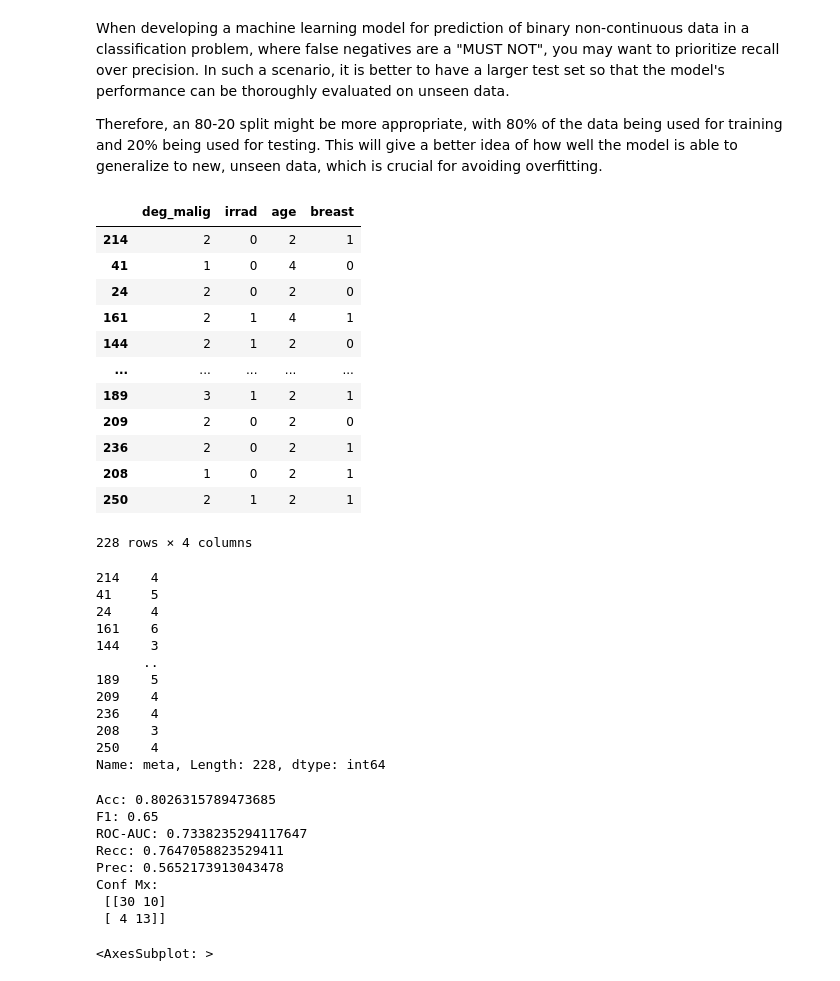
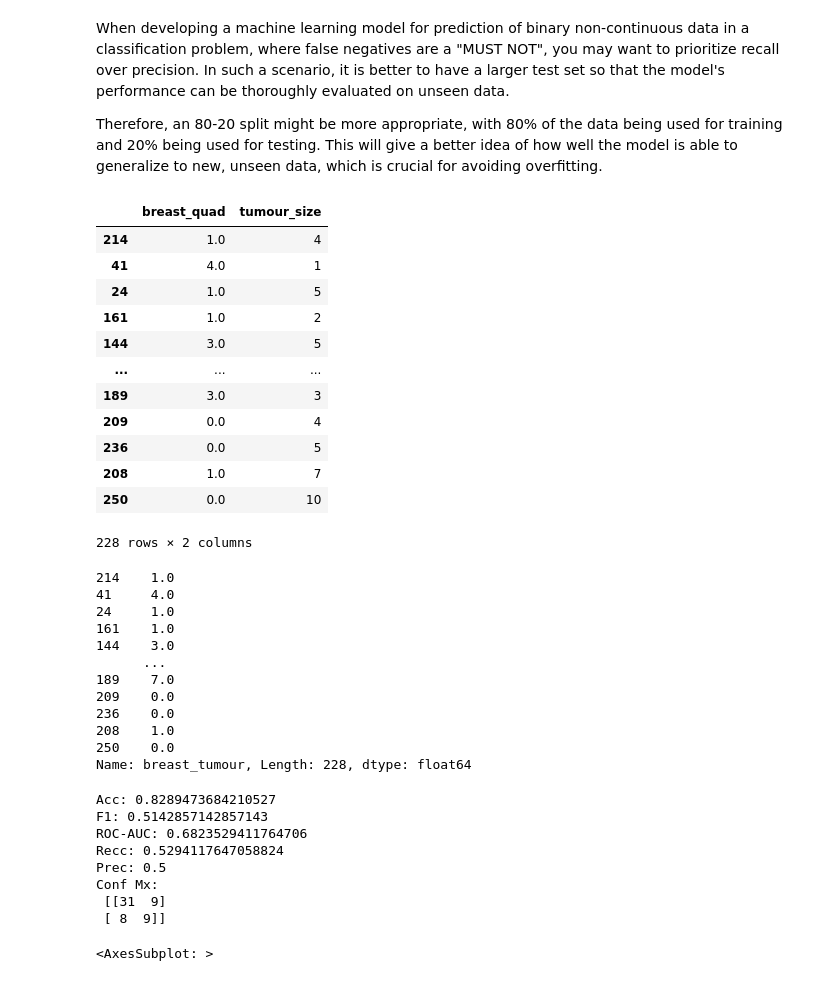
Before and after one commit to daniocionini/Prediction-Model-Breast-Cancer-Recurrence, a Jupyter notebook: only_model_eval.ipynb, the cells around one changed output. Saved outputs shown, nothing was run; the diff lists cells and outputs as text; code cells hidden in the pictures.

```diff
--- a/only_model_eval.ipynb
+++ b/only_model_eval.ipynb
@@ -48,20 +48,20 @@ When developing a machine learning model for prediction of binary non-continuous
 
 Therefore, an 80-20 split might be more appropriate, with 80% of the data being used for training and 20% being used for testing. This will give a better idea of how well the model is able to generalize to new, unseen data, which is crucial for avoiding overfitting.
 # %%
-ttt = X_train[['deg_malig', 'irrad', 'age', 'breast']]
+ttt = X_train[['breast_quad', 'tumour_size']]
 ttt
 # %% [output]
-|  | deg_malig | irrad | age | breast |
-| 214 | 2 | 0 | 2 | 1 |
-| 41 | 1 | 0 | 4 | 0 |
-| 24 | 2 | 0 | 2 | 0 |
-| 161 | 2 | 1 | 4 | 1 |
-| 144 | 2 | 1 | 2 | 0 |
-| ... | ... | ... | ... | ... |
-| 189 | 3 | 1 | 2 | 1 |
-| 209 | 2 | 0 | 2 | 0 |
-| 236 | 2 | 0 | 2 | 1 |
-| 208 | 1 | 0 | 2 | 1 |
-| 250 | 2 | 1 | 2 | 1 |
+|  | breast_quad | tumour_size |
+| 214 | 1.0 | 4 |
+| 41 | 4.0 | 1 |
+| 24 | 1.0 | 5 |
+| 161 | 1.0 | 2 |
+| 144 | 3.0 | 5 |
+| ... | ... | ... |
+| 189 | 3.0 | 3 |
+| 209 | 0.0 | 4 |
+| 236 | 0.0 | 5 |
+| 208 | 1.0 | 7 |
+| 250 | 0.0 | 10 |
-228 rows × 4 columns
+228 rows × 2 columns
 # %%
@@ -74,16 +75,16 @@ X_test['meta'] = X_test['deg_malig'] + + X_test['age'] ** X_test['breast']  ** X
 # %%
-X_train['meta']
+X_train['breast_tumour']
 # %% [output]
-214    4
-41     5
-24     4
-161    6
-144    3
-      ..
-189    5
-209    4
-236    4
-208    3
-250    4
-Name: meta, Length: 228, dtype: int64
+214    1.0
+41     4.0
+24     1.0
+161    1.0
+144    3.0
+      ...
+189    7.0
+209    0.0
+236    0.0
+208    1.0
+250    0.0
+Name: breast_tumour, Length: 228, dtype: float64
 # %%
@@ -115,7 +116,7 @@ ros = RandomOverSampler(random_state=42)
 
 X_resampled, y_resampled = ros.fit_resample(X_train, y_train)
 
-model = DecisionTreeClassifier()
+model = RandomForestClassifier()
 
 
 model.fit(X_resampled, y_resampled)
@@ -140,14 +141,14 @@ print('Recc:',recall_score(y_test, y_pred))
 print('Prec:',precision_score(y_test, y_pred))
 print('Conf Mx: \n', confusion_matrix(y_test, y_pred))
 # %% [output]
-Acc: 0.8026315789473685
-F1: 0.65
-ROC-AUC: 0.7338235294117647
-Recc: 0.7647058823529411
-Prec: 0.5652173913043478
+Acc: 0.8289473684210527
+F1: 0.5142857142857143
+ROC-AUC: 0.6823529411764706
+Recc: 0.5294117647058824
+Prec: 0.5
 Conf Mx:
- [[30 10]
- [ 4 13]]
+ [[31  9]
+ [ 8  9]]
 # %%
 class_ = y_train.value_counts()
 class_.plot.barh()
```
Also changed, not shown: parts of 19 cells of this notebook, 2 other files.
